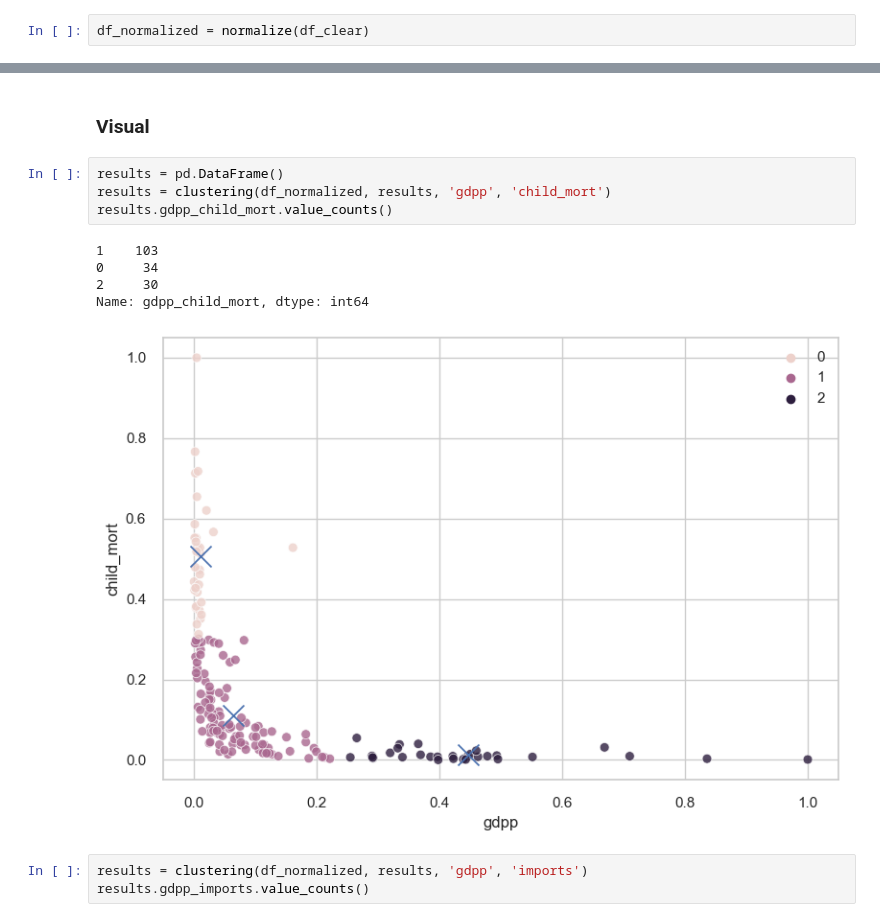
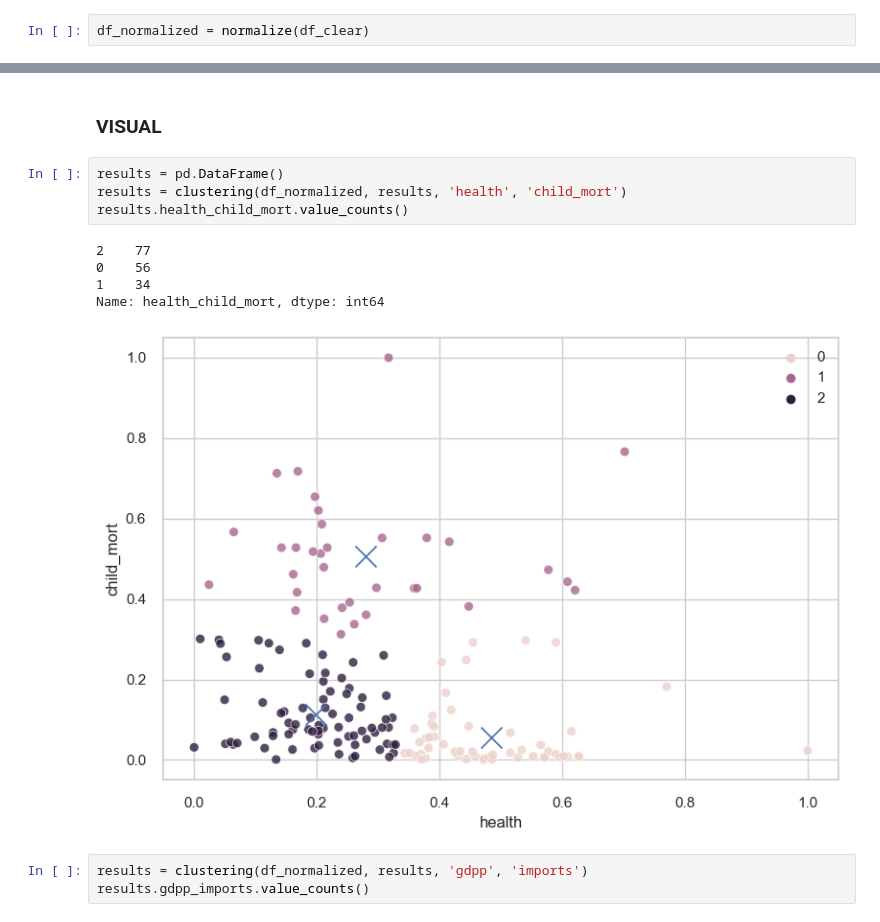
Before and after one commit to HarlamovGarik/dsml, a Jupyter notebook: Lab4/4_k-means.ipynb, the cells around one changed output, grey strips where cells are left out. Saved outputs shown, nothing was run; the diff lists cells and outputs as text.

```diff
--- a/Lab4/4_k-means.ipynb
+++ b/Lab4/4_k-means.ipynb
@@ -173,15 +221,15 @@ visualize.poof()
 # %% [markdown]
-### Visual
+### VISUAL
 # %%
 results = pd.DataFrame()
-results = clustering(df_normalized, results, 'gdpp', 'child_mort')
-results.gdpp_child_mort.value_counts()
+results = clustering(df_normalized, results, 'health', 'child_mort')
+results.health_child_mort.value_counts()
 # %% [output]
-1    103
-0     34
-2     30
-Name: gdpp_child_mort, dtype: int64
+2    77
+0    56
+1    34
+Name: health_child_mort, dtype: int64
-[figure, old version]
+[figure, new version]
 # %%
 results = clustering(df_normalized, results, 'gdpp', 'imports')
 results.gdpp_imports.value_counts()
```
Also changed, not shown: parts of 37 cells of this notebook, 12 other files.
